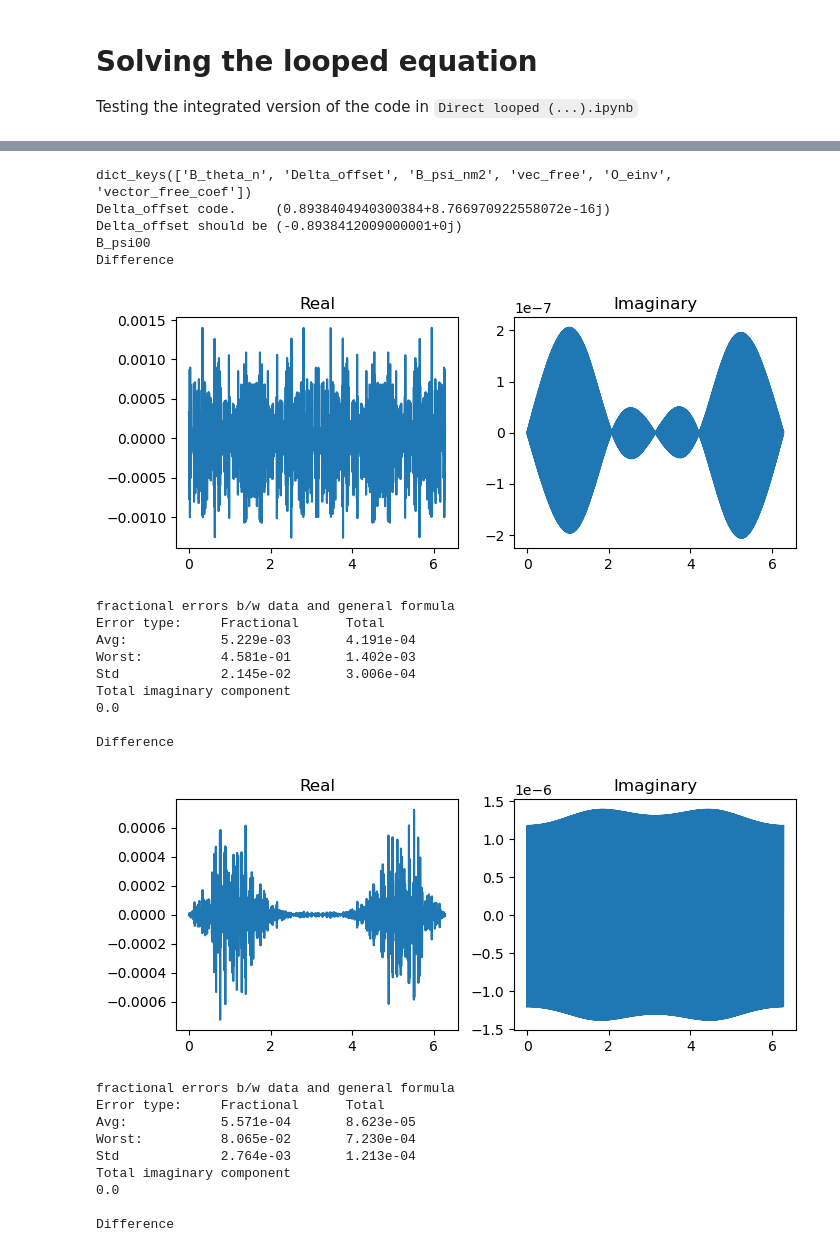
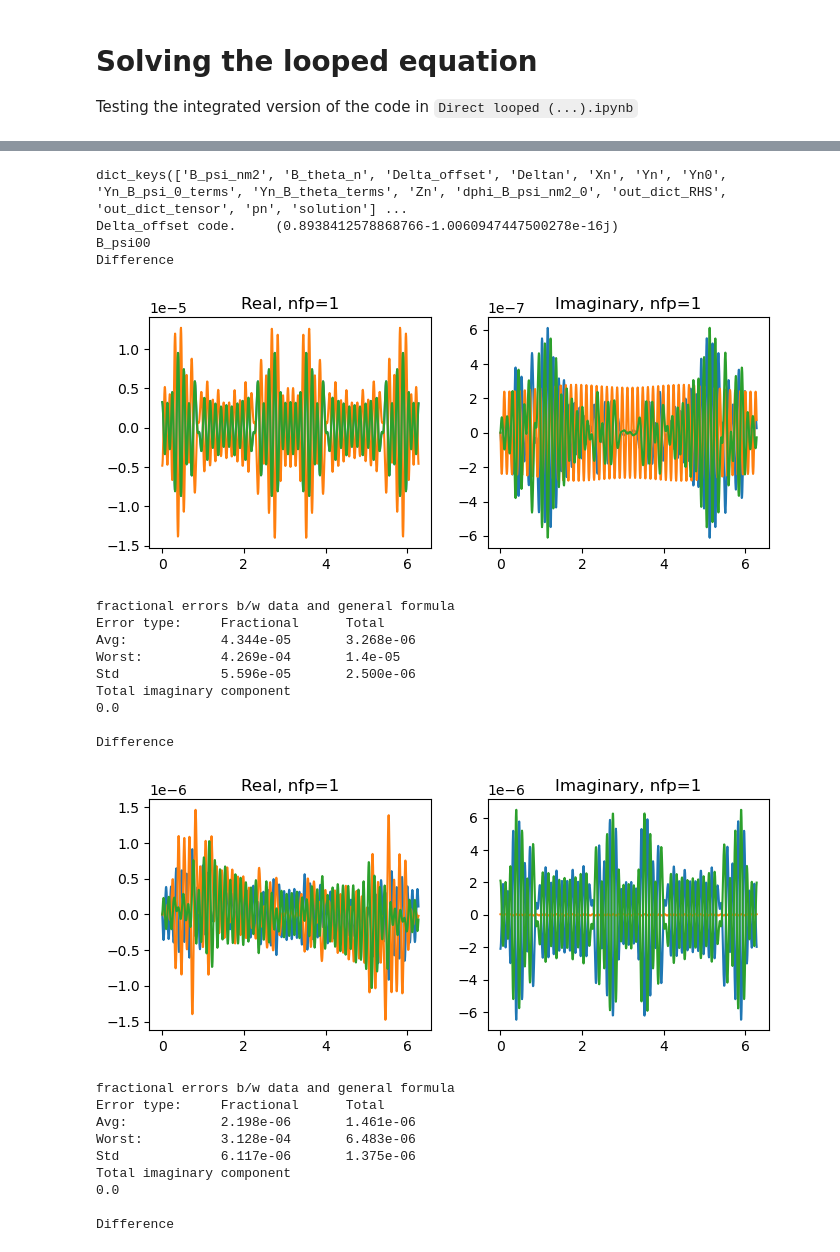
Before and after one commit to lankef/pyAQSC, a Jupyter notebook: examples/Looped even integrated.ipynb, the cells around one changed output, grey strips where cells are left out. Drawn from its saved outputs; the diff is of its cells as text; code cells hidden in the pictures.

```diff
--- a/examples/Looped even integrated.ipynb
+++ b/examples/Looped even integrated.ipynb
@@ -139,8 +109,11 @@ def solve(n_unknown, target_len_phi,
 # Solving the looped equation
 Testing the integrated version of the code in `Direct looped (...).ipynb`
 # %%
+%%time
+# First compile 3min 55s
+# Run 21.6s
 solution2 = iterate_looped(
-    n_unknown=2, max_freq=500, target_len_phi=1000,
+    n_unknown=2, max_freq=50, target_len_phi=1000,
     X_coef_cp=X_coef_cp,
     Y_coef_cp=Y_coef_cp,
     Z_coef_cp=Z_coef_cp,
@@ -153,8 +126,7 @@ solution2 = iterate_looped(
     kap_p=kap_p,
     tau_p=tau_p,
     dl_p=dl_p,
-    eta=eta,
     iota_coef=iota_coef,
-    lambda_coef_Delta_offset = equilibrium_self.looped_coef_lambdas['lambda_coef_delta']
+    nfp=nfp,
 )
 # %% [output]
@@ -165,41 +135,36 @@ filtered_inv_looped_fft_operator (2, 1000, 2, 1000)
 # %%
 print(solution2.keys())
 print('Delta_offset code.    ',solution2['Delta_offset'])
-print('Delta_offset should be', Delta_offset_measured)
 print('B_psi00')
 B_psi0_code = solution2['B_psi_nm2']
-compare_chiphifunc(B_psi0_code.dphi(), B_psi_coef_cp[0].dphi(),
-                   fourier_mode=False)
 
-Y20_code = ChiPhiFunc(np.array([solution2['vec_free']]))
-compare_chiphifunc(Y20_code, Y_coef_cp[2].get_constant(),
-                   fourier_mode=False)
-
-B_theta_20_code = solution2['B_theta_n']
-compare_chiphifunc(B_theta_20_code, B_theta_coef_cp[2],
-                   fourier_mode=False)
+compare_chiphifunc(solution2['Xn'], X_coef_cp[2])
+compare_chiphifunc(solution2['Yn'], Y_coef_cp[2])
+compare_chiphifunc(solution2['Zn'], Z_coef_cp[2])
+compare_chiphifunc(solution2['pn'], p_perp_coef_cp[2])
+compare_chiphifunc(solution2['Deltan'], Delta_coef_cp[2])
+compare_chiphifunc(solution2['B_psi_nm2'], B_psi_coef_cp[0])
 # %% [output]
-dict_keys(['B_theta_n', 'Delta_offset', 'B_psi_nm2', 'vec_free', 'O_einv', 'vector_free_coef'])
-Delta_offset code.     (0.8938404940300384+8.766970922558072e-16j)
-Delta_offset should be (-0.8938412009000001+0j)
+dict_keys(['B_psi_nm2', 'B_theta_n', 'Delta_offset', 'Deltan', 'Xn', 'Yn', 'Yn0', 'Yn_B_psi_0_terms', 'Yn_B_theta_terms', 'Zn', 'dphi_B_psi_nm2_0', 'out_dict_RHS', 'out_dict_tensor', 'pn', 'solution'] ...
+Delta_offset code.     (0.8938412578868766-1.0060947447500278e-16j)
 B_psi00
 Difference
-[figure, old version]
+[figure, new version]
 fractional errors b/w data and general formula
 Error type:     Fractional      Total
-Avg:            5.229e-03       4.191e-04
-Worst:          4.581e-01       1.402e-03
-Std             2.145e-02       3.006e-04
+Avg:            4.344e-05       3.268e-06
+Worst:          4.269e-04       1.4e-05
+Std             5.596e-05       2.500e-06
 Total imaginary component
 0.0
 
 Difference
-[figure, old version]
+[figure, new version]
 fractional errors b/w data and general formula
 Error type:     Fractional      Total
-Avg:            5.571e-04       8.623e-05
-Worst:          8.065e-02       7.230e-04
-Std             2.764e-03       1.213e-04
+Avg:            2.198e-06       1.461e-06
+Worst:          3.128e-04       6.483e-06
+Std             6.117e-06       1.375e-06
 Total imaginary component
 0.0
 
```
Also changed, not shown: parts of 14 cells of this notebook, 48 other files.
